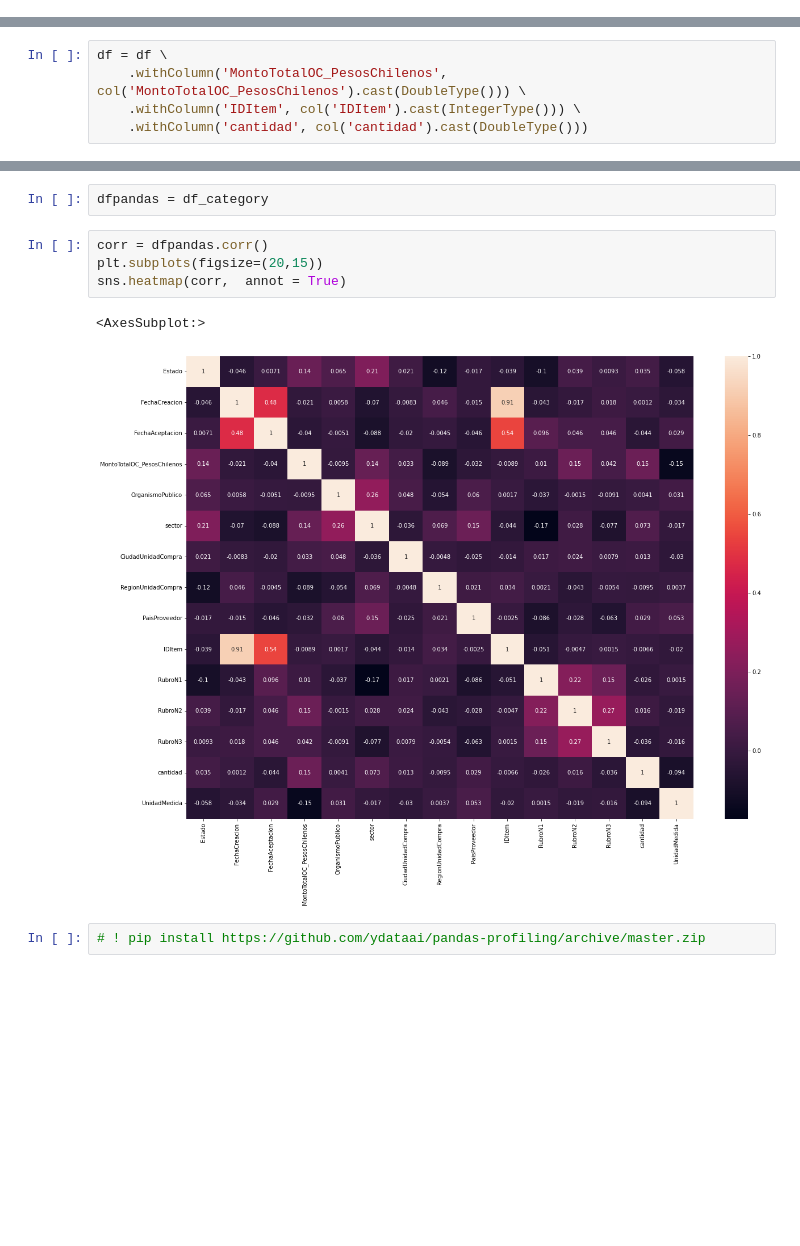
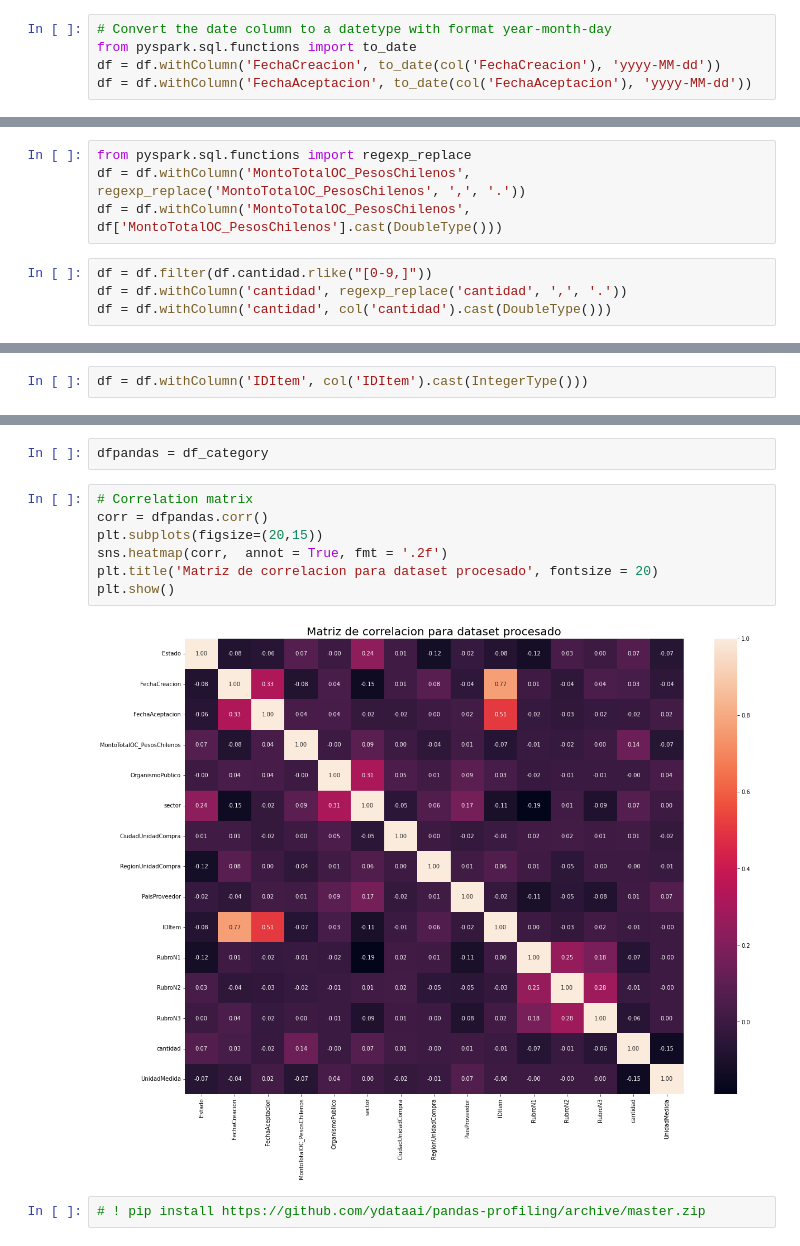
Before and after one commit to FranRossi/Big-Data-Project, a Jupyter notebook: Obligatorio_Francisco_Rossi_Ivan_Monjardin.ipynb, the cells around one changed output, grey strips where cells are left out. Cells and saved outputs as stored; diff of their text form; blank space fills up the shorter version.

Commit message:
Corrects casting Monto a Double

```diff
--- a/Obligatorio_Francisco_Rossi_Ivan_Monjardin.ipynb
+++ b/Obligatorio_Francisco_Rossi_Ivan_Monjardin.ipynb
@@ -223,3 +252,8 @@ from pyspark.sql.types import DoubleType, IntegerType, DateType, StringType
+# %%
+# Convert the date column to a datetype with format year-month-day
+from pyspark.sql.functions import to_date
+df = df.withColumn('FechaCreacion', to_date(col('FechaCreacion'), 'yyyy-MM-dd'))
+df = df.withColumn('FechaAceptacion', to_date(col('FechaAceptacion'), 'yyyy-MM-dd'))
 # %%
 df['FechaCreacion','FechaAceptacion'].printSchema()
 # %% [output]
@@ -229,10 +263,15 @@ root
+# %%
+from pyspark.sql.functions import regexp_replace
+df = df.withColumn('MontoTotalOC_PesosChilenos', regexp_replace('MontoTotalOC_PesosChilenos', ',', '.'))
+df = df.withColumn('MontoTotalOC_PesosChilenos', df['MontoTotalOC_PesosChilenos'].cast(DoubleType()))
+# %%
+df = df.filter(df.cantidad.rlike("[0-9,]"))
+df = df.withColumn('cantidad', regexp_replace('cantidad', ',', '.'))
+df = df.withColumn('cantidad', col('cantidad').cast(DoubleType()))
 # %% [markdown]
 Convertimos los valores númericos a sus repectivos tipos
 # %%
-df = df \
-    .withColumn('MontoTotalOC_PesosChilenos', col('MontoTotalOC_PesosChilenos').cast(DoubleType())) \
-    .withColumn('IDItem', col('IDItem').cast(IntegerType())) \
-    .withColumn('cantidad', col('cantidad').cast(DoubleType()))
+df = df.withColumn('IDItem', col('IDItem').cast(IntegerType()))
 # %%
 df['MontoTotalOC_PesosChilenos','IDItem', 'cantidad'].printSchema()
 # %% [output]
@@ -299,12 +364,14 @@ for col in df_category.columns:
 # %%
 dfpandas = df_category
 # %%
+# Correlation matrix
 corr = dfpandas.corr()
 plt.subplots(figsize=(20,15))
-sns.heatmap(corr,  annot = True)
+sns.heatmap(corr,  annot = True, fmt = '.2f')
+plt.title('Matriz de correlacion para dataset procesado', fontsize = 20)
+plt.show()
 # %% [output]
-<AxesSubplot:>
-[figure, old version]
+[figure, new version]
 # %%
 # ! pip install https://github.com/ydataai/pandas-profiling/archive/master.zip
 # %%
```
Also changed, not shown: parts of 20 cells of this notebook, 2 other files.
